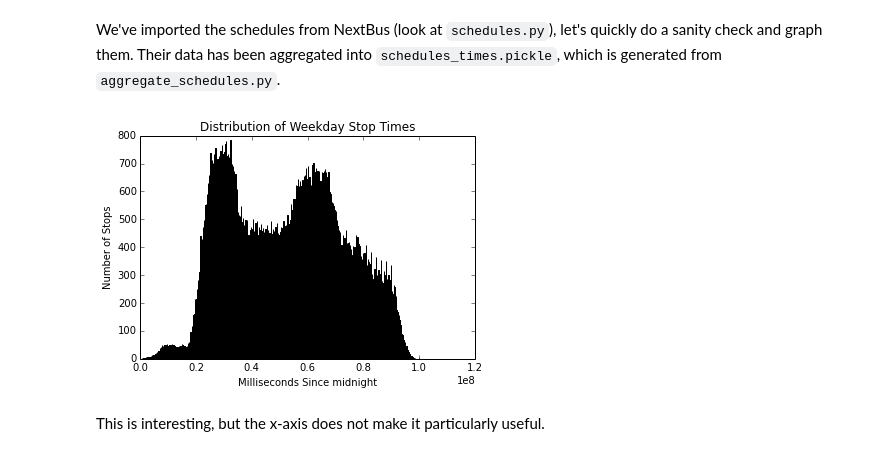
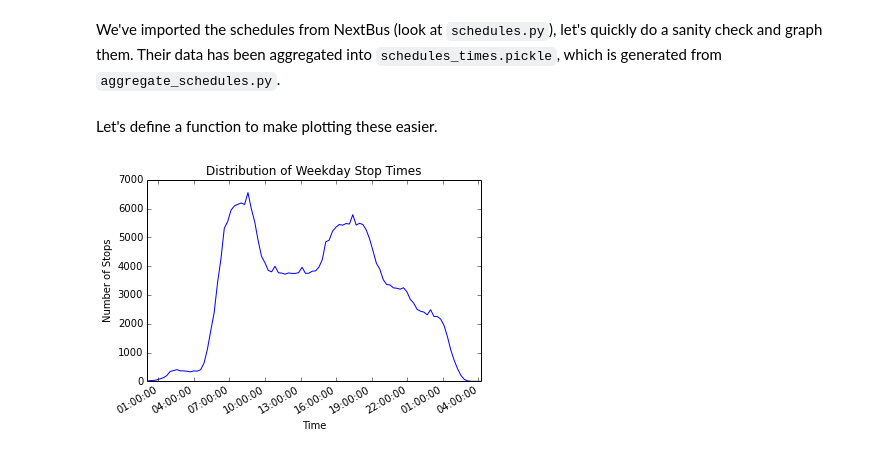
Before and after one commit to ericye16/TTC-Report, a Jupyter notebook: Lateness of Vehicles.ipynb, the cells around one changed output. Drawn from its saved outputs; the diff is of its cells as text; code cells hidden in the pictures.

Commit message:
a bit on the schedules

```diff
--- a/Lateness of Vehicles.ipynb
+++ b/Lateness of Vehicles.ipynb
@@ -11,12 +12,18 @@ import numpy as np
 # %%
 with open('schedules_times.pickle', 'rb') as schedule_times_file:
     weekday_stop_times, sat_stop_times, sun_stop_times = pickle.load(schedule_times_file)
-# %%
-n, bins, patches = plt.hist(weekday_stop_times,1000)
-t = plt.title('Distribution of Weekday Stop Times')
-t = plt.xlabel('Milliseconds Since midnight')
-t = plt.ylabel('Number of Stops')
-# %% [output]
-[figure, removed]
-# %% [markdown]
-This is interesting, but the x-axis does not make it particularly useful.
+# %% [markdown]
+Let's define a function to make plotting these easier.
+# %%
+def plot_schedule_dist(times, schedule_str="Weekday"):
+    vals, bin_edges = np.histogram(times, 100)
+    fig, ax = plt.subplots()
+    ax.plot([datetime.fromtimestamp(x // 1000, tz=timezone('UTC')) for x in bin_edges][:-1], vals)
+    plt.title("Distribution of %s Stop Times" % schedule_str)
+    plt.xlabel("Time")
+    plt.ylabel("Number of Stops")
+    fig.autofmt_xdate()
+# %%
+plot_schedule_dist(weekday_stop_times, "Weekday")
+# %% [output]
+[figure, added]
```
Also changed, not shown: parts of 4 cells of this notebook.
